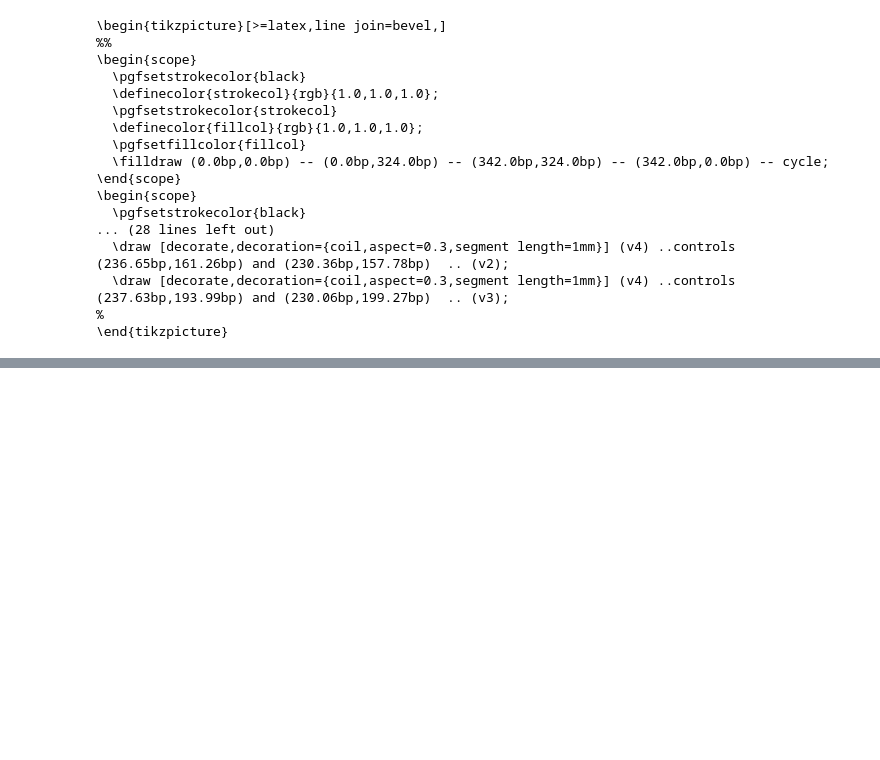
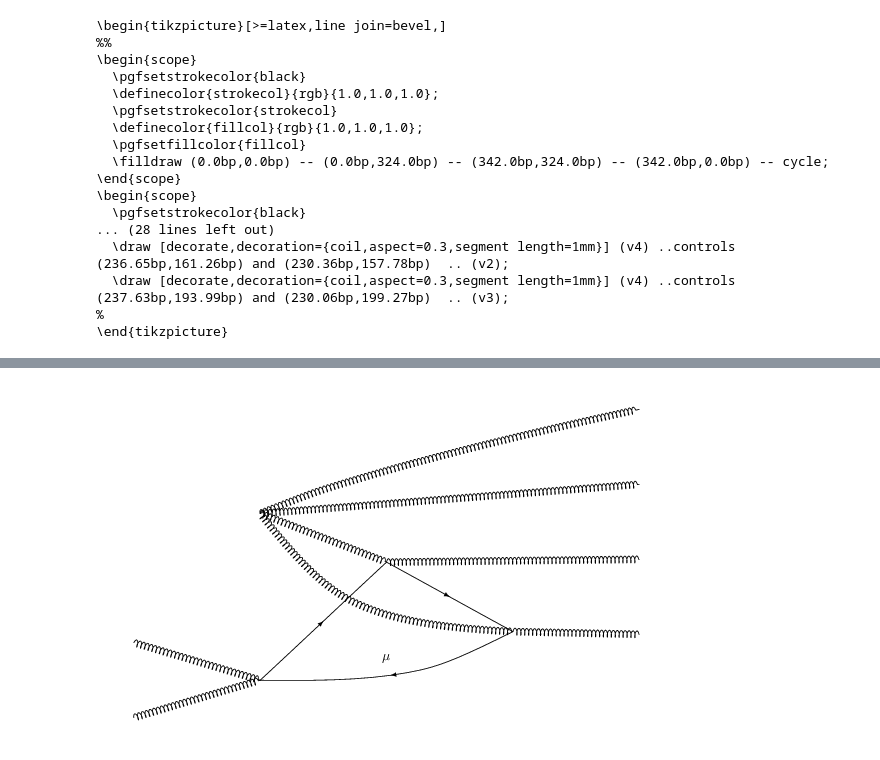
Before and after one commit to kpedro88/pyfeyn, a Jupyter notebook: docs/source/renderers/dot/Dot.ipynb, the cells around one changed output, grey strips where cells are left out. Drawn from its saved outputs; the diff is of its cells as text; code cells hidden in the pictures; blank space fills up the shorter version.

```diff
--- a/docs/source/renderers/dot/Dot.ipynb
+++ b/docs/source/renderers/dot/Dot.ipynb
@@ -87,0 +95,5 @@ print(dr.get_src_diag())
+# %%
+ffd = copy.deepcopy(fd).with_style("layout : dot ; direction : right")
+DotRender(ffd).render(resolution=100,show=False)
+# %% [output]
+[figure, added]
```
Also changed, not shown: parts of 4 cells of this notebook, 16 other files.
